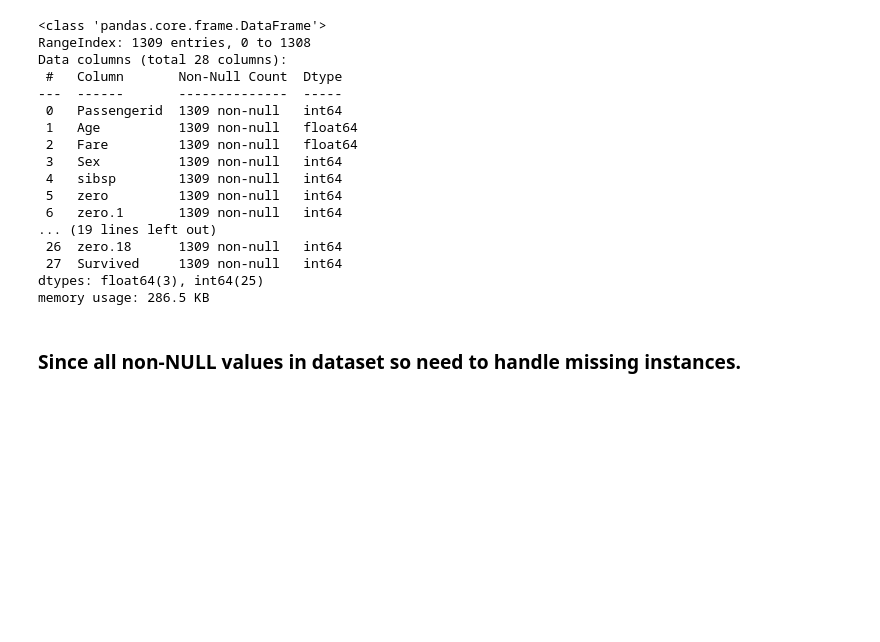
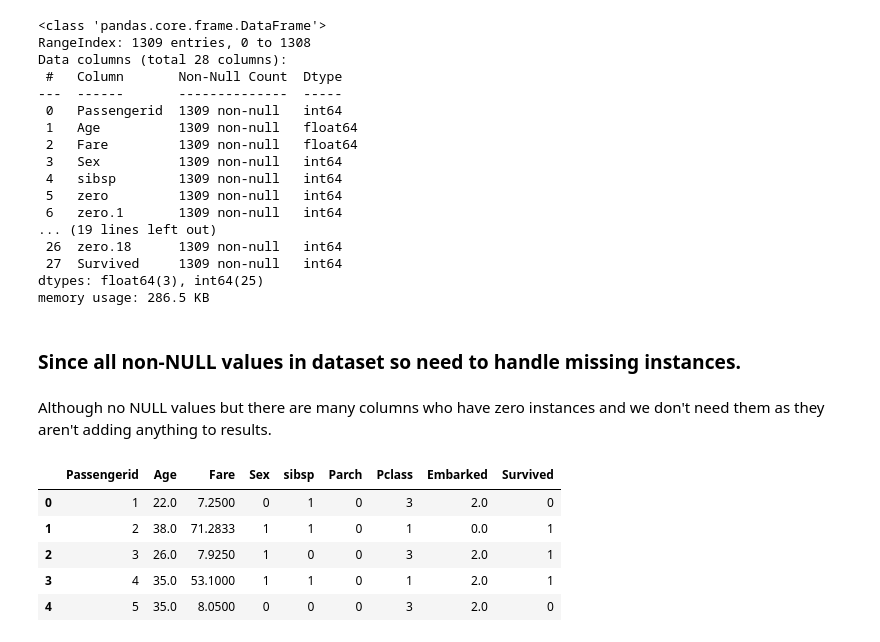
Before and after one commit to Muqaddasmehmood/strategic-thinking-CA2, a Jupyter notebook: 2023485_Muqaddas.ipynb, the cells around one changed output. Cells and saved outputs as stored; diff of their text form; code cells hidden in the pictures; blank space fills up the shorter version.

```diff
--- a/2023485_Muqaddas.ipynb
+++ b/2023485_Muqaddas.ipynb
@@ -63,3 +63,17 @@ dtypes: float64(3), int64(25)
 memory usage: 286.5 KB
 # %% [markdown]
 ### Since all non-NULL values in dataset so need to handle missing instances.
+# %% [markdown]
+Although no NULL values but there are many columns who have zero instances and we don't need them as they aren't adding anything to results.
+# %%
+# Dropping all zero columns
+df.drop(df.filter(like='zero').columns, axis=1, inplace=True)
+# %%
+df.head()
+# %% [output]
+|  | Passengerid | Age | Fare | Sex | sibsp | Parch | Pclass | Embarked | Survived |
+| 0 | 1 | 22.0 | 7.2500 | 0 | 1 | 0 | 3 | 2.0 | 0 |
+| 1 | 2 | 38.0 | 71.2833 | 1 | 1 | 0 | 1 | 0.0 | 1 |
+| 2 | 3 | 26.0 | 7.9250 | 1 | 0 | 0 | 3 | 2.0 | 1 |
+| 3 | 4 | 35.0 | 53.1000 | 1 | 1 | 0 | 1 | 2.0 | 1 |
+| 4 | 5 | 35.0 | 8.0500 | 0 | 0 | 0 | 3 | 2.0 | 0 |
```
